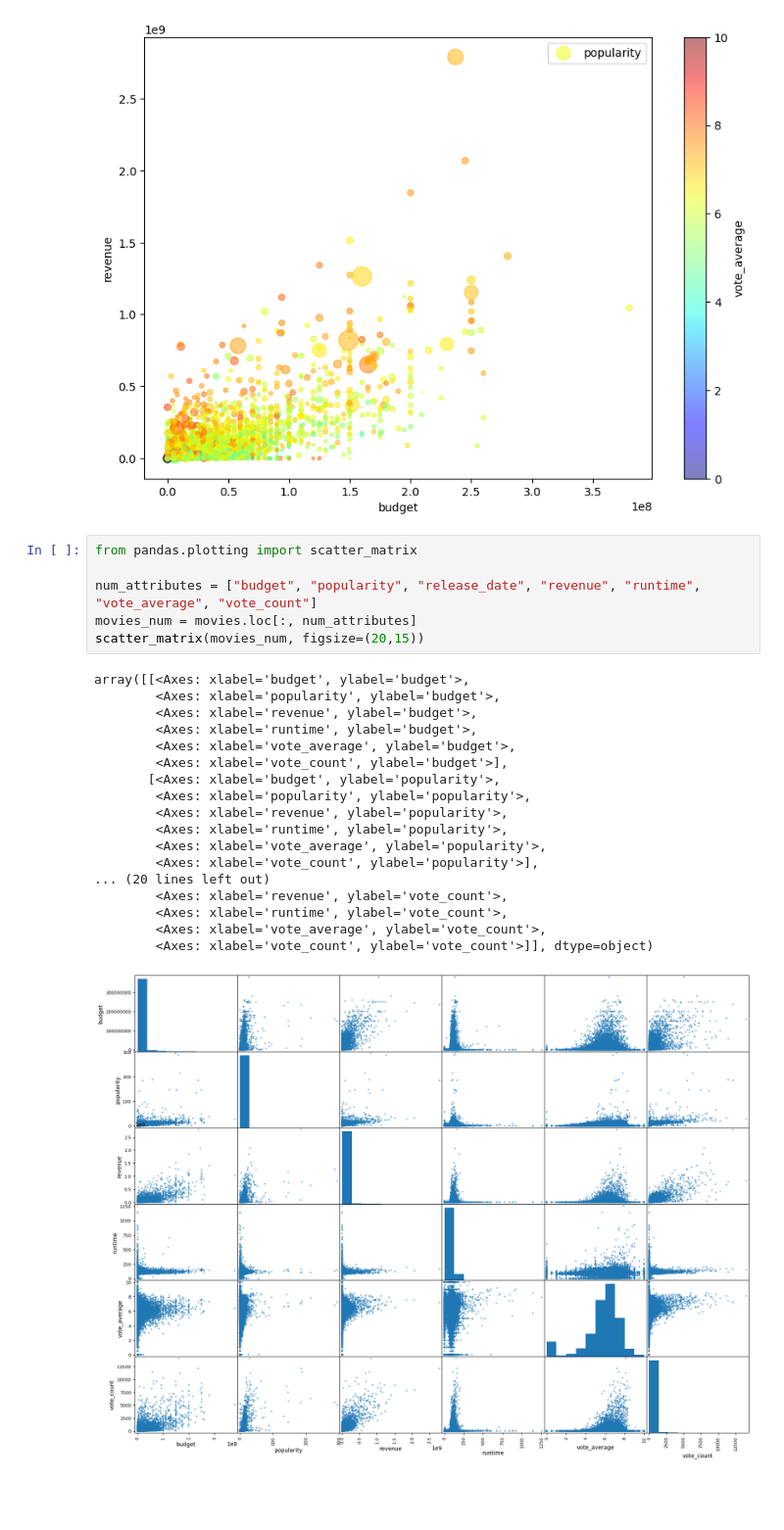
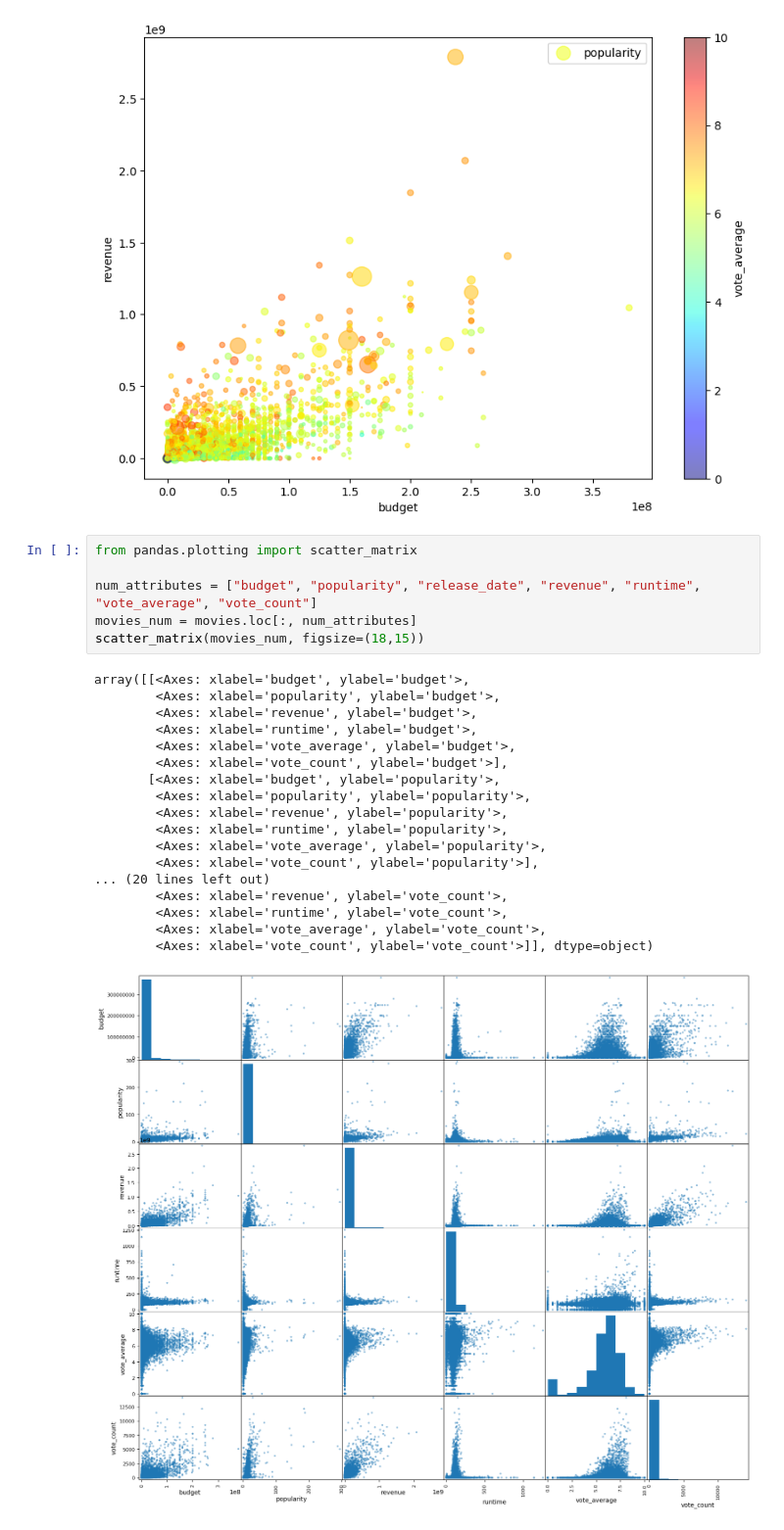
Before and after one commit to kamau96/Data_Science-Android_Development-Web_Development, a Jupyter notebook: Data_Science_Development/Python_Programming/Movies_Review/movies.ipynb, the cells around one changed output. Shown at 98% size. Cells and saved outputs as stored; diff of their text form; blank space fills up the shorter version.

```diff
--- a/Data_Science_Development/Python_Programming/Movies_Review/movies.ipynb
+++ b/Data_Science_Development/Python_Programming/Movies_Review/movies.ipynb
@@ -216,25 +203,25 @@ plt.legend()
 # %%
 from pandas.plotting import scatter_matrix
 
 num_attributes = ["budget", "popularity", "release_date", "revenue", "runtime", "vote_average", "vote_count"]
 movies_num = movies.loc[:, num_attributes]
-scatter_matrix(movies_num, figsize=(20,15))
+scatter_matrix(movies_num, figsize=(18,15))
 # %% [output]
 array([[<Axes: xlabel='budget', ylabel='budget'>,
         <Axes: xlabel='popularity', ylabel='budget'>,
         <Axes: xlabel='revenue', ylabel='budget'>,
         <Axes: xlabel='runtime', ylabel='budget'>,
         <Axes: xlabel='vote_average', ylabel='budget'>,
         <Axes: xlabel='vote_count', ylabel='budget'>],
        [<Axes: xlabel='budget', ylabel='popularity'>,
         <Axes: xlabel='popularity', ylabel='popularity'>,
         <Axes: xlabel='revenue', ylabel='popularity'>,
         <Axes: xlabel='runtime', ylabel='popularity'>,
         <Axes: xlabel='vote_average', ylabel='popularity'>,
         <Axes: xlabel='vote_count', ylabel='popularity'>],
 ... (20 lines left out)
         <Axes: xlabel='revenue', ylabel='vote_count'>,
         <Axes: xlabel='runtime', ylabel='vote_count'>,
         <Axes: xlabel='vote_average', ylabel='vote_count'>,
         <Axes: xlabel='vote_count', ylabel='vote_count'>]], dtype=object)
-[figure, old version]
+[figure, new version]
```
Also changed, not shown: parts of 3 cells of this notebook.
